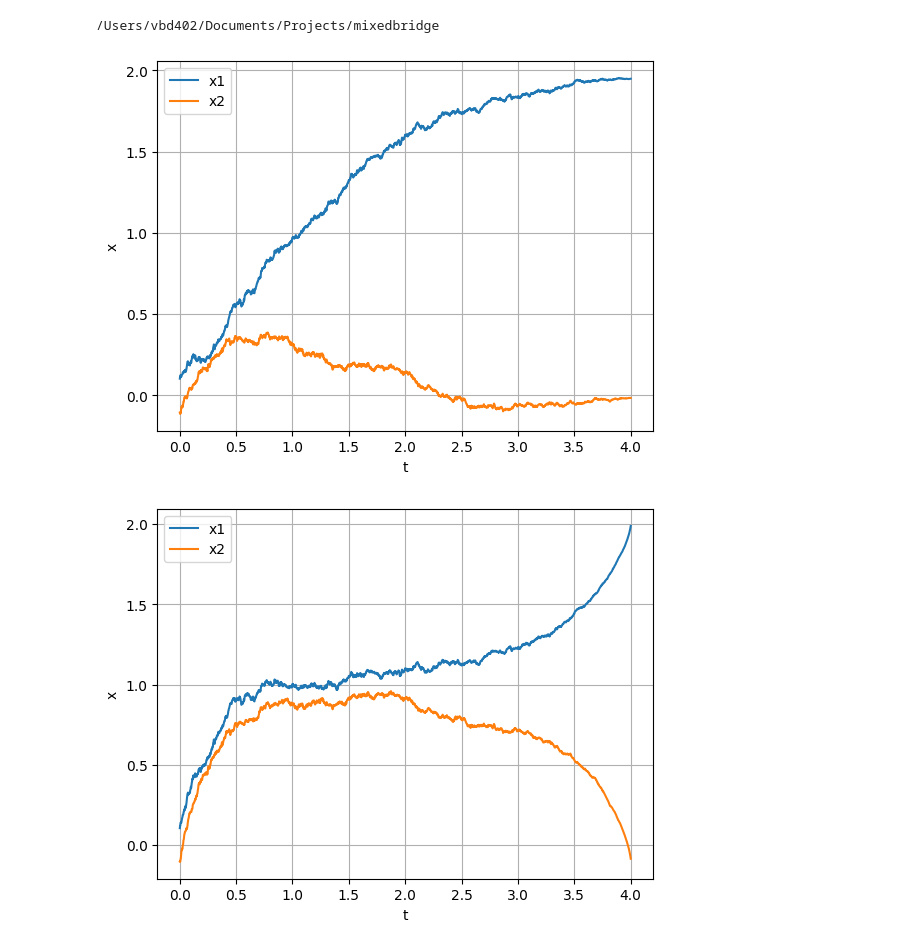
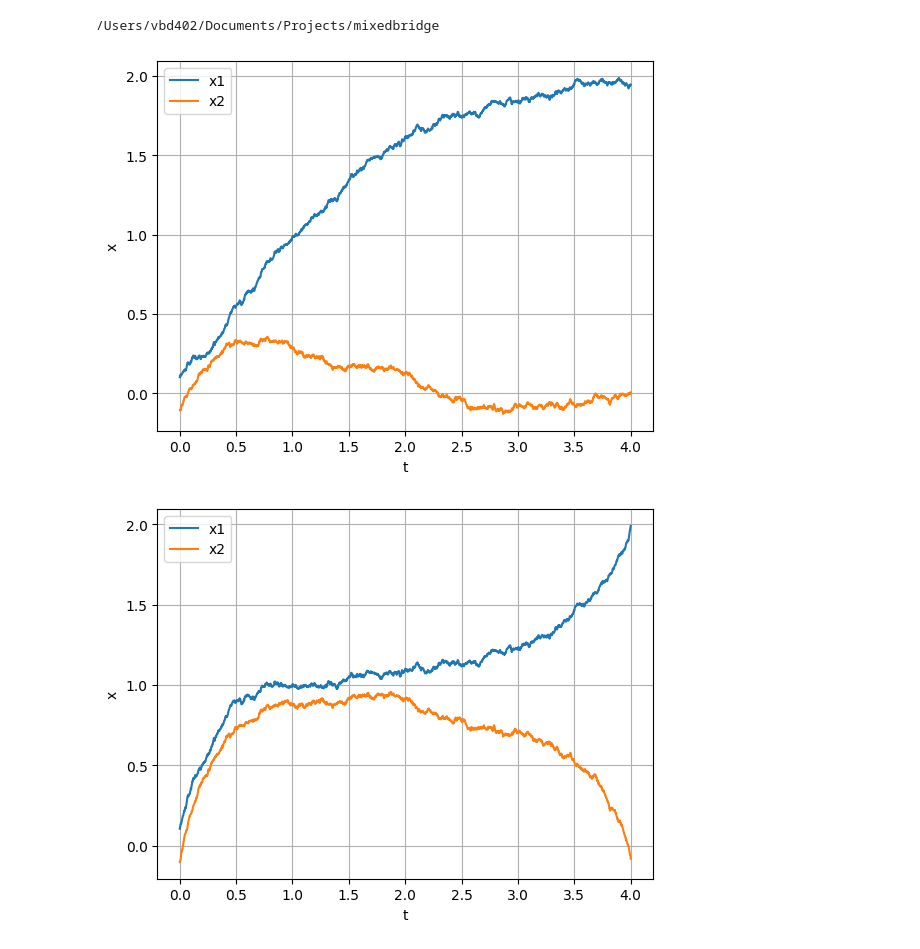
Before and after one commit to bookdiver/neuralbridge, a Jupyter notebook: examples/guided_cell_model.ipynb, the cells around one changed output. Cells and saved outputs as stored; diff of their text form; code cells hidden in the pictures.

```diff
--- a/examples/guided_cell_model.ipynb
+++ b/examples/guided_cell_model.ipynb
@@ -28,19 +29,17 @@ wiener_process = WienerProcess(dim, dtype, rng_key)
 sde = CellDiffusionProcess(alpha, sigma, T=T, dt=dt)
 solver = Euler(sde)
 
-tt = lambda t: t * (2 - t / T)
-tts = tt(sde.ts)
-dWs = wiener_process.sample_path(tts)
+dWs = wiener_process.sample_path(sde.ts).xs
 path = solver.solve(x0, dWs=dWs)
 # %%
-plt.plot(sde.ts[1:], path[:, 0], label='x1')
-plt.plot(sde.ts[1:], path[:, 1], label='x2')
+plt.plot(path.ts, path.xs[:, 0], label='x1')
+plt.plot(path.ts, path.xs[:, 1], label='x2')
 plt.xlabel('t')
 plt.ylabel('x')
 plt.legend()
 plt.grid()
 # %% [output]
-[figure, old version]
+[figure, new version]
 # %%
 aux_sde = CellDiffusionProcessAux(alpha, sigma, T=4.0, dt=1./500.)
 L0 = jnp.eye(dim, dtype=dtype)
@@ -51,11 +50,11 @@ guided_sde = GuidedBridgeProcess(sde, aux_sde, L0, Sigma0, start=x0, target=xT)
 solver = Euler(guided_sde)
 path = solver.solve(x0, dWs=dWs)
 # %%
-plt.plot(sde.ts[1:], path[:, 0], label='x1')
-plt.plot(sde.ts[1:], path[:, 1], label='x2')
+plt.plot(path.ts, path.xs[:, 0], label='x1')
+plt.plot(path.ts, path.xs[:, 1], label='x2')
 plt.xlabel('t')
 plt.ylabel('x')
 plt.legend()
 plt.grid()
 # %% [output]
-[figure, old version]
+[figure, new version]
```
Also changed, not shown: parts of 5 cells of this notebook, 10 other files.
